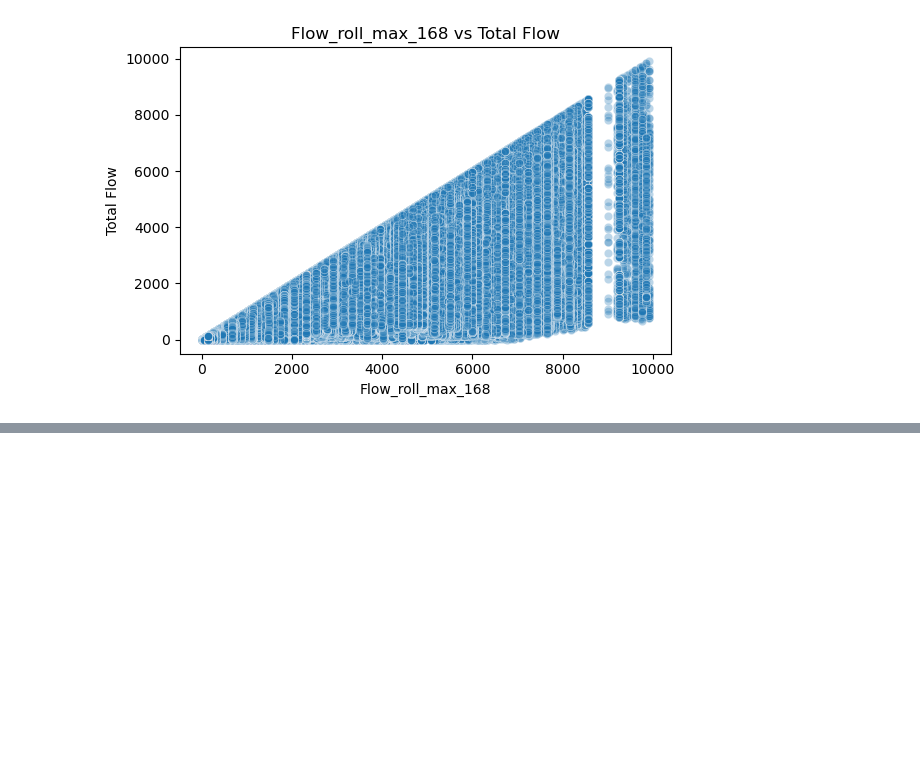
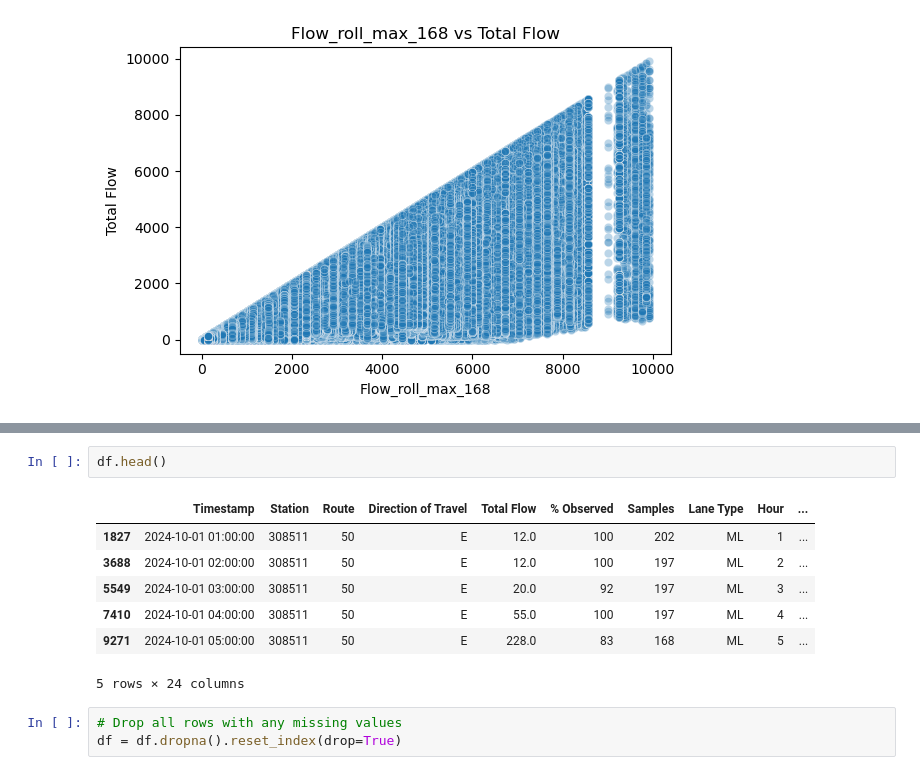
Before and after one commit to RichelCode/EV-Charging-Analysis, a Jupyter notebook: Final 3 months Analysis.ipynb, the cells around one changed output, grey strips where cells are left out. Drawn from its saved outputs; the diff is of its cells as text; blank space fills up the shorter version.

```diff
--- a/Final 3 months Analysis.ipynb
+++ b/Final 3 months Analysis.ipynb
@@ -507,0 +535,13 @@ df.describe()
+# %%
+df.head()
+# %% [output]
+|  | Timestamp | Station | Route | Direction of Travel | Total Flow | % Observed | Samples | Lane Type | Hour | ... |
+| 1827 | 2024-10-01 01:00:00 | 308511 | 50 | E | 12.0 | 100 | 202 | ML | 1 | ... |
+| 3688 | 2024-10-01 02:00:00 | 308511 | 50 | E | 12.0 | 100 | 197 | ML | 2 | ... |
+| 5549 | 2024-10-01 03:00:00 | 308511 | 50 | E | 20.0 | 92 | 197 | ML | 3 | ... |
+| 7410 | 2024-10-01 04:00:00 | 308511 | 50 | E | 55.0 | 100 | 197 | ML | 4 | ... |
+| 9271 | 2024-10-01 05:00:00 | 308511 | 50 | E | 228.0 | 83 | 168 | ML | 5 | ... |
+5 rows × 24 columns
+# %%
+# Drop all rows with any missing values
+df = df.dropna().reset_index(drop=True)
```
Also changed, not shown: parts of 5 cells of this notebook.
